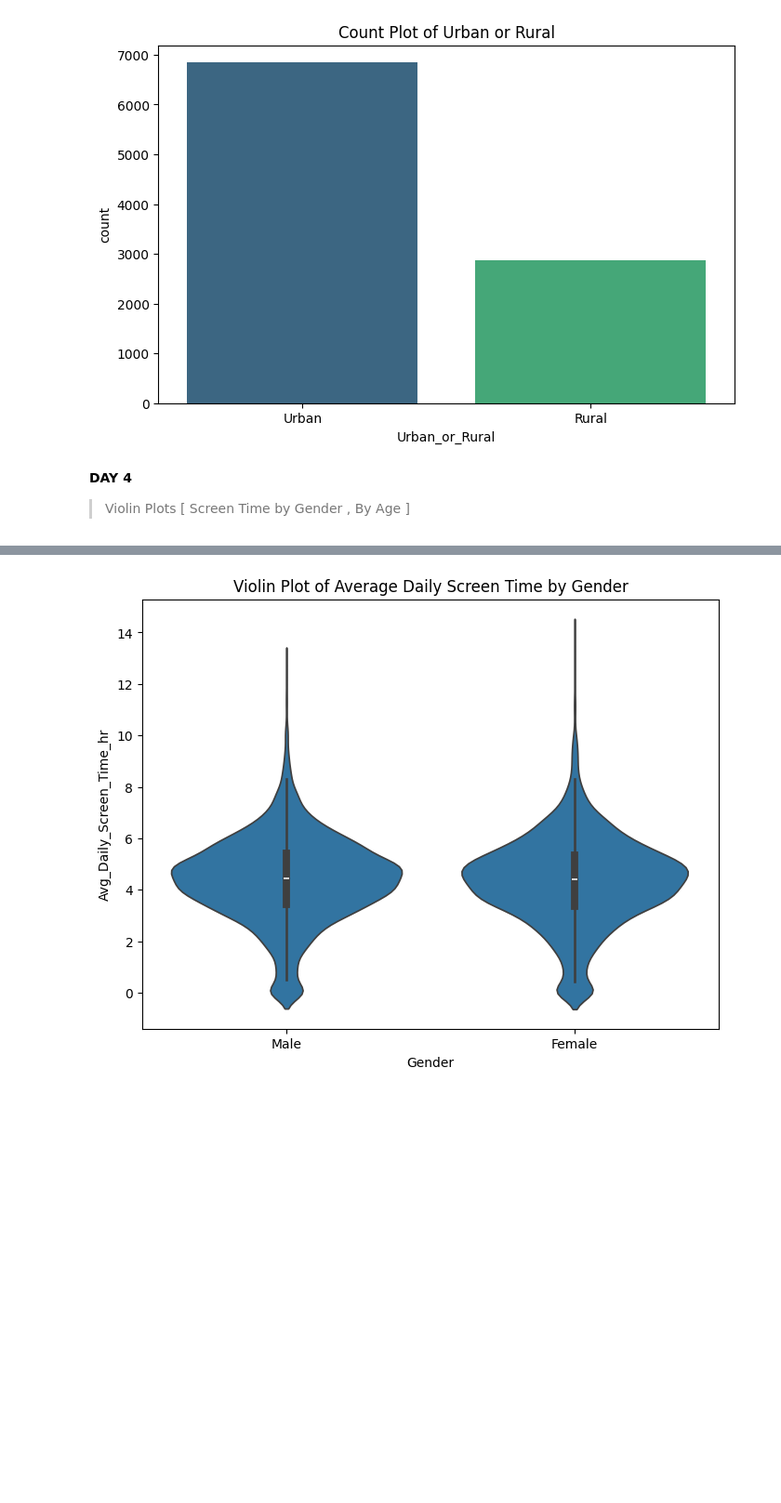
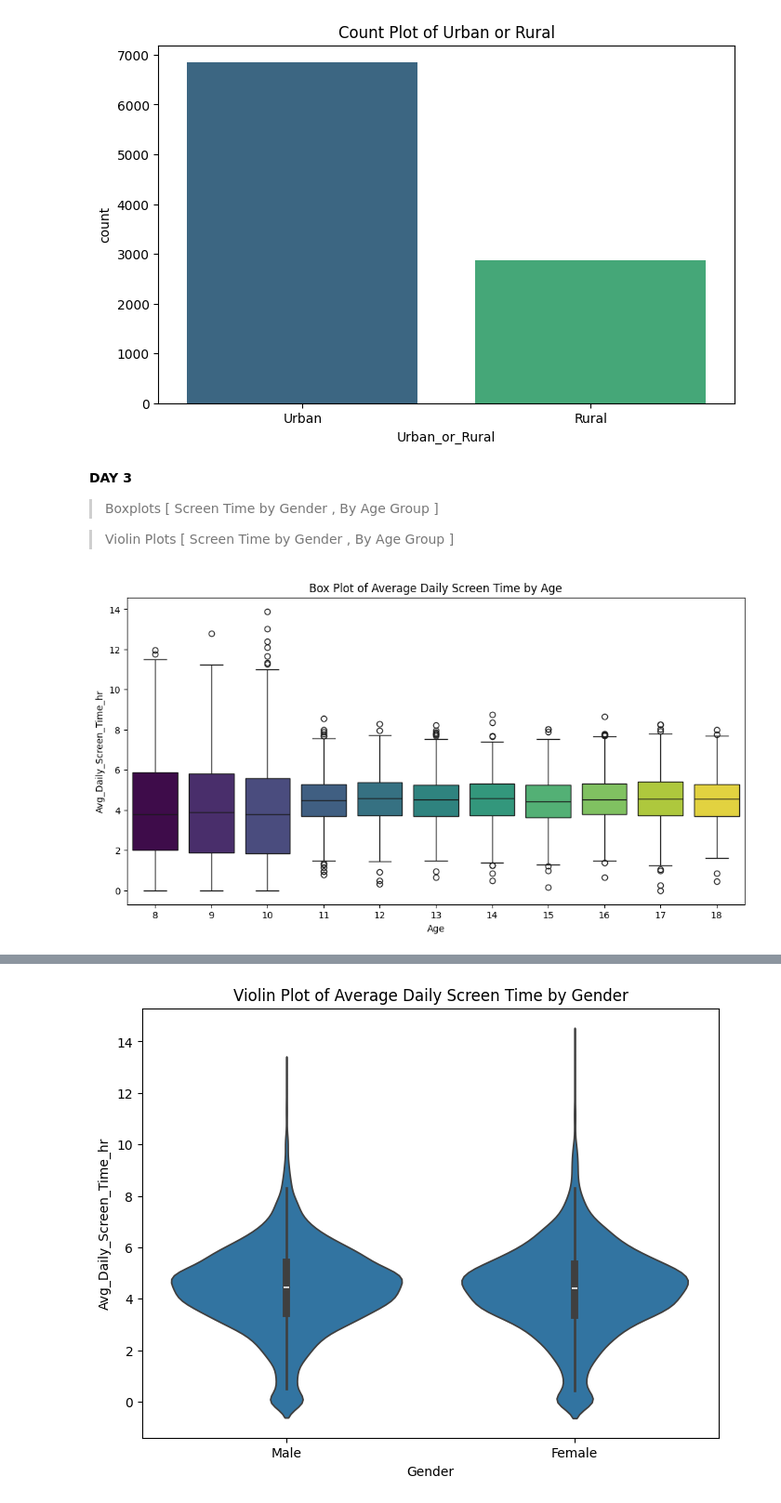
Before and after one commit to Joshika-Mentor/-Kid-s-Screentime-Visualization-Infosys-springboard-program-, a Jupyter notebook: Infosys_Springboard_Internship.ipynb, the cells around one changed output, grey strips where cells are left out. Shown at 93% size. Drawn from its saved outputs; the diff is of its cells as text; code cells hidden in the pictures; blank space fills up the shorter version.

```diff
--- a/Infosys_Springboard_Internship.ipynb
+++ b/Infosys_Springboard_Internship.ipynb
@@ -269,5 +259,16 @@ plt.show()
 # %% [output]
 [figure]
 # %% [markdown]
-**DAY 4**
-> Violin Plots [ Screen Time by Gender , By Age ]
+**DAY 3**
+
+> Boxplots [ Screen Time by Gender , By Age Group ]
+
+> Violin Plots [ Screen Time by Gender , By Age Group ]
+# %%
+
+plt.figure(figsize=(12, 6))
+sns.boxplot(data=df, x='Age', y='Avg_Daily_Screen_Time_hr', hue='Age', palette='viridis', legend=False)
+plt.title('Box Plot of Average Daily Screen Time by Age')
+plt.show()
+# %% [output]
+[figure, added]
```
Also changed, not shown: parts of 31 cells of this notebook.
